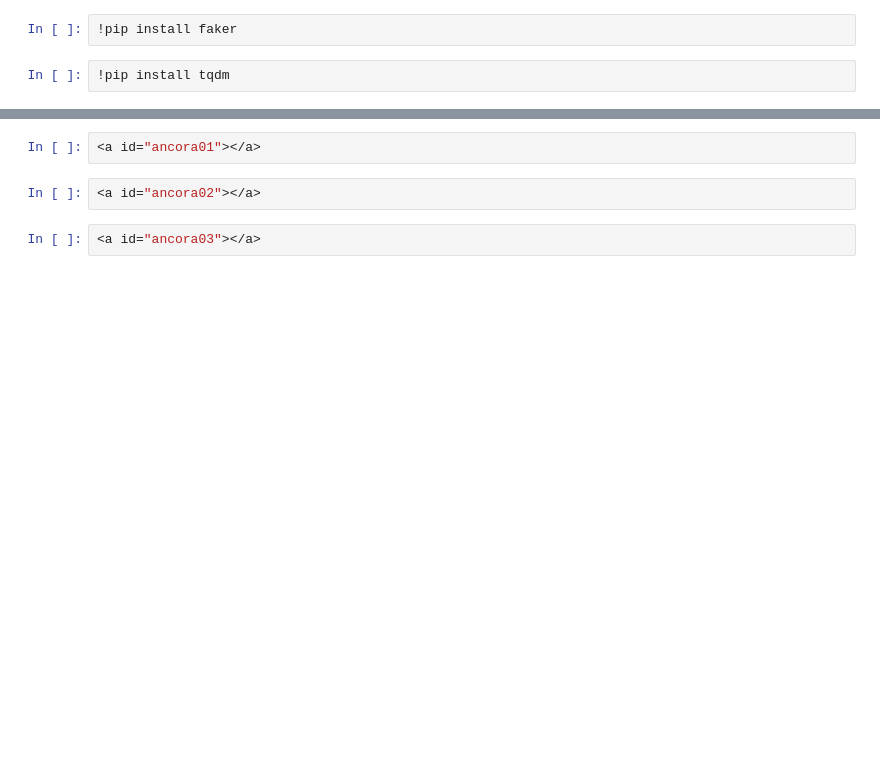
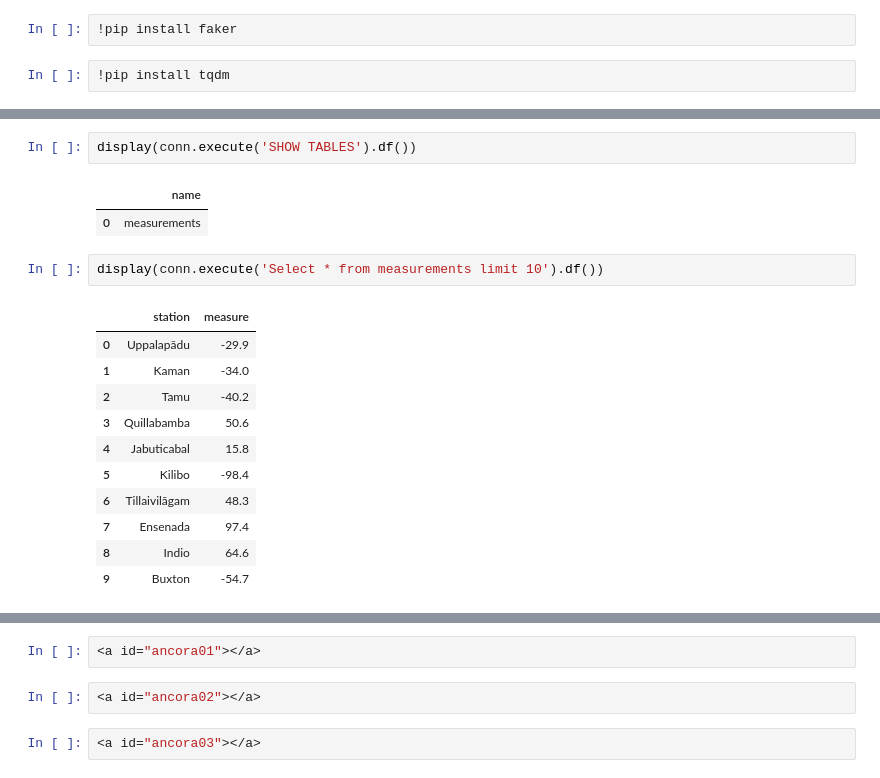
Before and after one commit to Jcnok/bootcamp-jornada-de-dados_2024, a Jupyter notebook: aula_05/aula_05.ipynb, the cells around one changed output, grey strips where cells are left out. Drawn from its saved outputs; the diff is of its cells as text; blank space fills up the shorter version.

```diff
--- a/aula_05/aula_05.ipynb
+++ b/aula_05/aula_05.ipynb
@@ -563,0 +563,19 @@ Duckdb Took: 3.50 sec
+# %%
+display(conn.execute('SHOW TABLES').df())
+# %% [output]
+|  | name |
+| 0 | measurements |
+# %%
+display(conn.execute('Select * from measurements limit 10').df())
+# %% [output]
+|  | station | measure |
+| 0 | Uppalapādu | -29.9 |
+| 1 | Kaman | -34.0 |
+| 2 | Tamu | -40.2 |
+| 3 | Quillabamba | 50.6 |
+| 4 | Jabuticabal | 15.8 |
+| 5 | Kilibo | -98.4 |
+| 6 | Tillaivilāgam | 48.3 |
+| 7 | Ensenada | 97.4 |
+| 8 | Indio | 64.6 |
+| 9 | Buxton | -54.7 |
```
Also changed, not shown: parts of 55 cells of this notebook, 3 other files.
